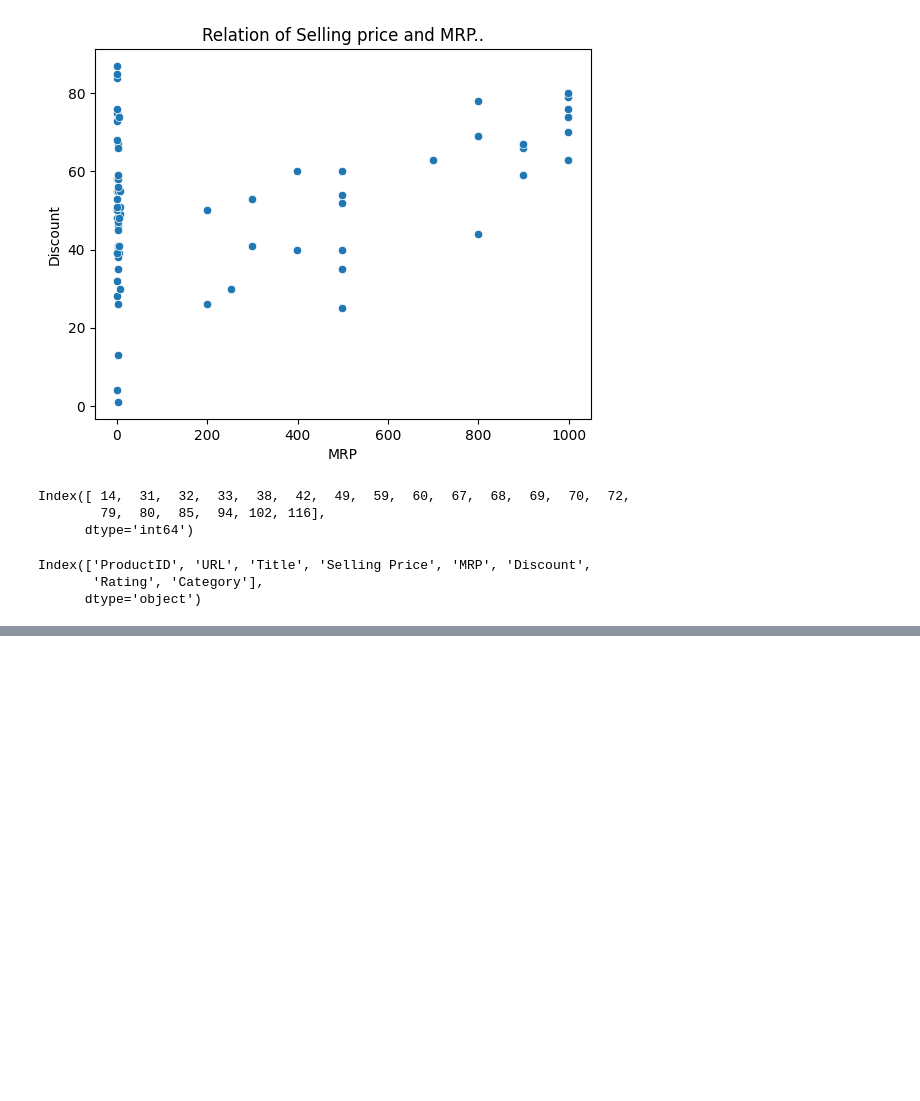
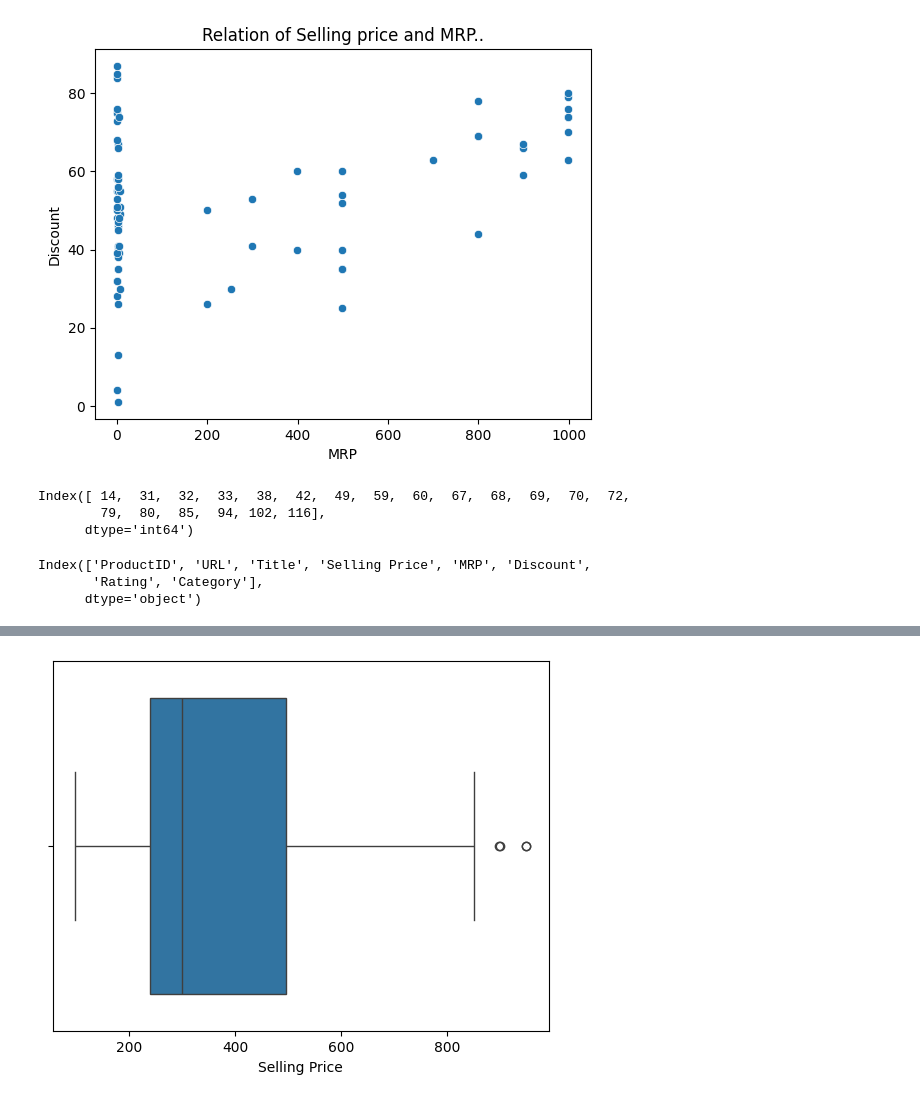
Before and after one commit to Roottoaccess/Semister2_ALL_important_concepts, a Jupyter notebook: AI and ML/amazon_real_new_data.ipynb, the cells around one changed output, grey strips where cells are left out. Drawn from its saved outputs; the diff is of its cells as text; code cells hidden in the pictures; blank space fills up the shorter version.

```diff
--- a/AI and ML/amazon_real_new_data.ipynb
+++ b/AI and ML/amazon_real_new_data.ipynb
@@ -257,0 +263,5 @@ Index(['ProductID', 'URL', 'Title', 'Selling Price', 'MRP', 'Discount',
+# %%
+sns.boxplot(x = 'Selling Price',data = df)
+plt.show()
+# %% [output]
+[figure, added]
```
Also changed, not shown: parts of 25 cells of this notebook, 8 other files.
